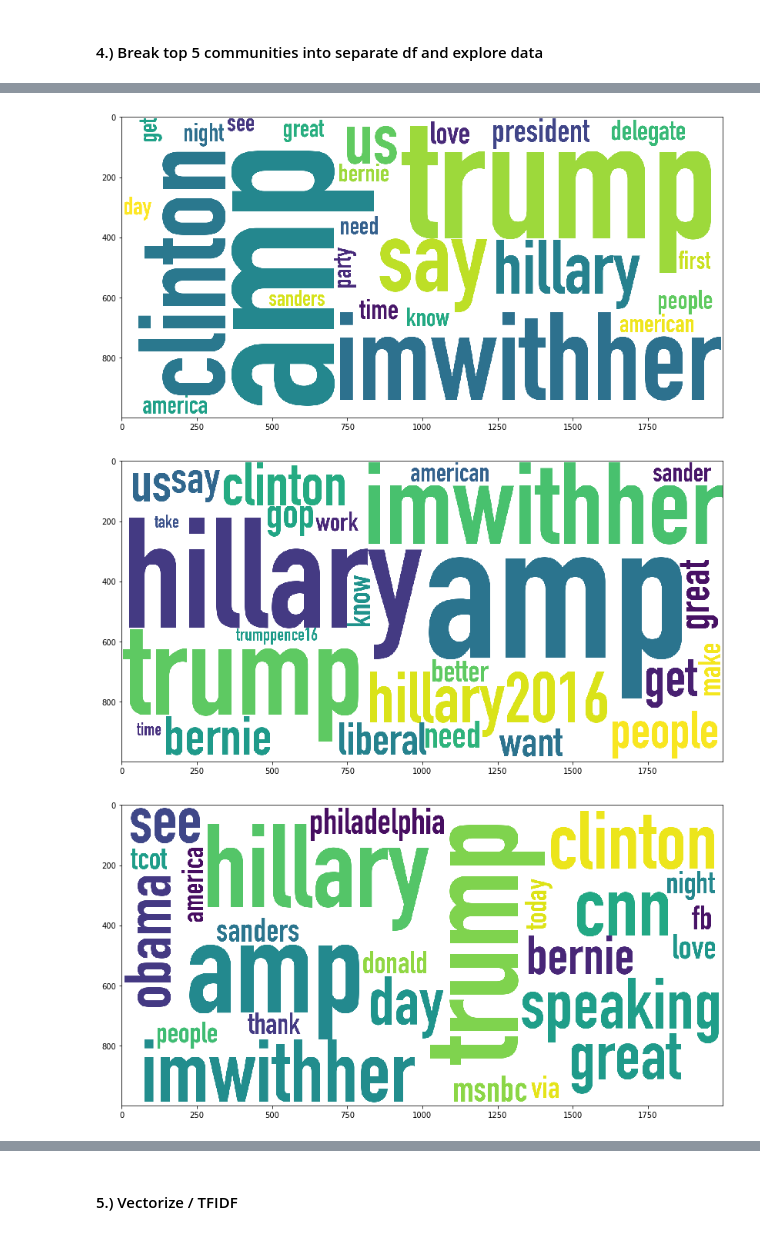
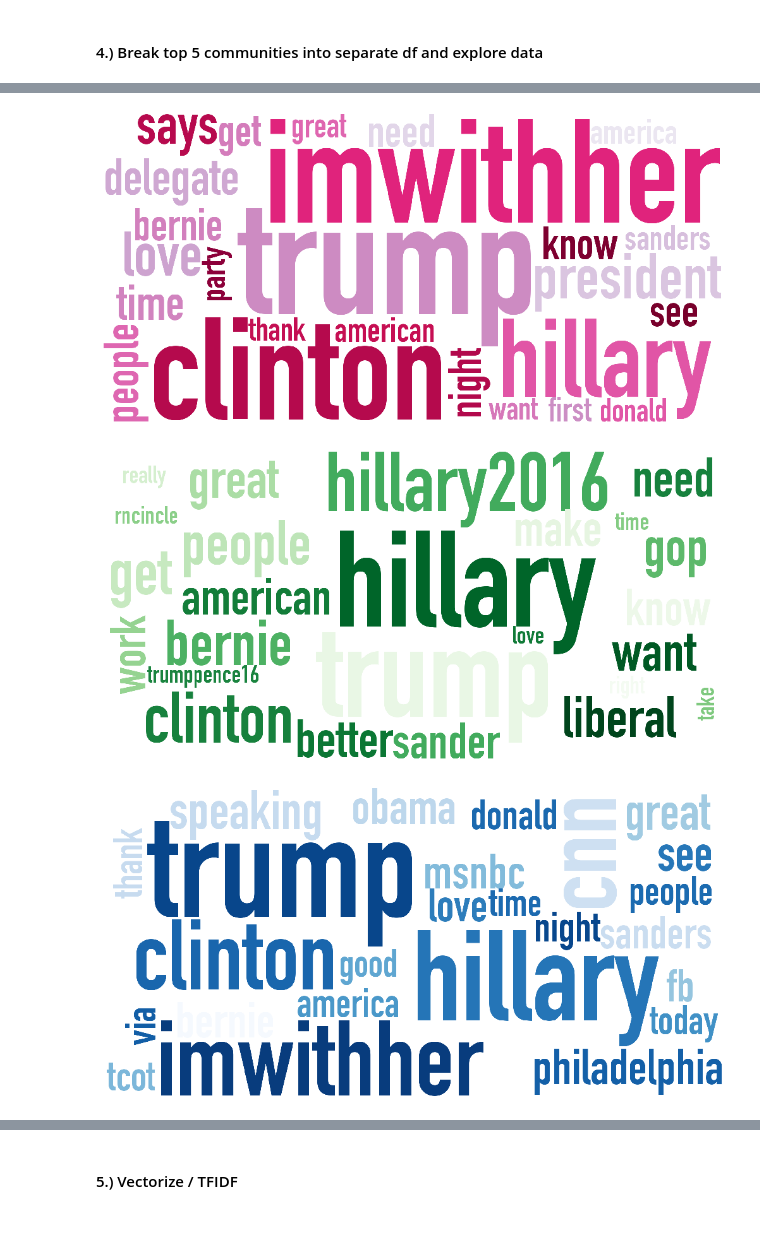
Before and after one commit to jakemull13/Network-Analysis-of-Political-Communites-on-Twitter, a Jupyter notebook: EDA.ipynb, the cells around one changed output, grey strips where cells are left out. Cells and saved outputs as stored; diff of their text form; code cells hidden in the pictures.

```diff
--- a/EDA.ipynb
+++ b/EDA.ipynb
@@ -10,7 +10,7 @@ def lower_df_text(df, text_columns):
 # Generating Wordclouds
 # %%
 from wordcloud import WordCloud
-def plot_wordcloud(text, figname='wordcloud', rgb=(0,0,0), stop_words=[]):
+def plot_wordcloud(text, figname='wordcloud', colormap='Pastel2', stop_words=[]):
     '''
     Takes a string and plots the x most common words.
     Set color by changing rgb parameter
@@ -19,11 +19,13 @@ def plot_wordcloud(text, figname='wordcloud', rgb=(0,0,0), stop_words=[]):
     '''
     font_path = "/Library/Fonts/DIN Condensed Bold.ttf"
     wc = WordCloud(background_color="white",max_words=25,
-                   collocations=False, font_path=font_path, scale=5,stopwords=stop_words)#, color_func=lambda *args, **kwargs: rgb)
+                   collocations=False, font_path=font_path, scale=5,stopwords=stop_words, colormap=colormap)#, color_func=lambda *args, **kwargs: rgb)
     wc.generate(text)
 
     fig, ax = plt.subplots(figsize=(14,18))
     plt.imshow(wc)
+    plt.axis('off')
+    plt.tight_layout()
     plt.savefig('data/wordclouds/{}'.format(figname), dpi=240)
 # %% [markdown]
 # Generating Network Graphs
@@ -259,19 +261,18 @@ user_summary
 # %%
 community18 = user_summary[user_summary['community']==18.0]
 community29 = user_summary[user_summary['community']==29.0]
 community70 = user_summary[user_summary['community']==70.0]
 community25 = user_summary[user_summary['community']==25.0]
 community46 = user_summary[user_summary['community']==46.0]
 community106 = user_summary[user_summary['community']==106.0]
 
 #plot text word clouds
-plot_wordcloud((' '.join(community18['combined_text'])), rgb=(0,0,255), stop_words=['demconvention', 'democratic', 'debate', 'dncinphl', 'convention', 'tonight', 'vote'])
-plot_wordcloud((' '.join(community29['combined_text'])), rgb=(0,0,255), stop_words=['demconvention', 'democratic', 'debate', 'dncinphl', 'convention', 'tonight', 'vote'])
-plot_wordcloud((' '.join(community70['combined_text'])), rgb=(0,0,255), stop_words=['demconvention', 'democratic', 'debate', 'dncinphl', 'convention', 'tonight', 'vote'])
-plot_wordcloud((' '.join(community25['combined_text'])), rgb=(0,0,255), stop_words=['demconvention', 'democratic', 'debate', 'dncinphl', 'convention', 'tonight', 'vote'])
-plot_wordcloud((' '.join(community46['combined_text'])), rgb=(0,0,255), stop_words=['demconvention', 'democratic', 'debate', 'dncinphl', 'convention', 'tonight', 'vote'])
-plot_wordcloud((' '.join(community106['combined_text'])), rgb=(0,0,255), stop_words=['demconvention', 'democratic', 'debate', 'dncinphl', 'convention', 'tonight', 'vote'])
+plot_wordcloud((' '.join(community18['combined_text'])),figname='tweets_18', colormap='PuRd', stop_words=['demconvention', 'democratic', 'debate', 'dncinphl', 'convention', 'tonight', 'vote'])
+plot_wordcloud((' '.join(community29['combined_text'])),figname='tweets_29', colormap='Greens', stop_words=['imwithher','demconvention', 'democratic', 'debate', 'dncinphl', 'convention', 'tonight', 'vote'])
+plot_wordcloud((' '.join(community70['combined_text'])),figname='tweets_70', colormap='Blues',stop_words=['demconvention', 'democratic', 'debate', 'dncinphl', 'convention', 'tonight', 'vote'])
+plot_wordcloud((' '.join(community25['combined_text'])),figname='tweets_25', colormap='Oranges',stop_words=['demconvention', 'democratic', 'debate', 'dncinphl', 'convention', 'tonight', 'vote'])
+plot_wordcloud((' '.join(community46['combined_text'])),figname='tweets_46', colormap='PuRd', stop_words=['demconvention', 'democratic', 'debate', 'dncinphl', 'convention', 'tonight', 'vote'])
 # %% [output]
-[figure, old version]
+[figure, new version]
-[figure, old version]
+[figure, new version]
-[figure, old version]
+[figure, new version]
```
Also changed, not shown: parts of 11 cells of this notebook, 21 other files.
